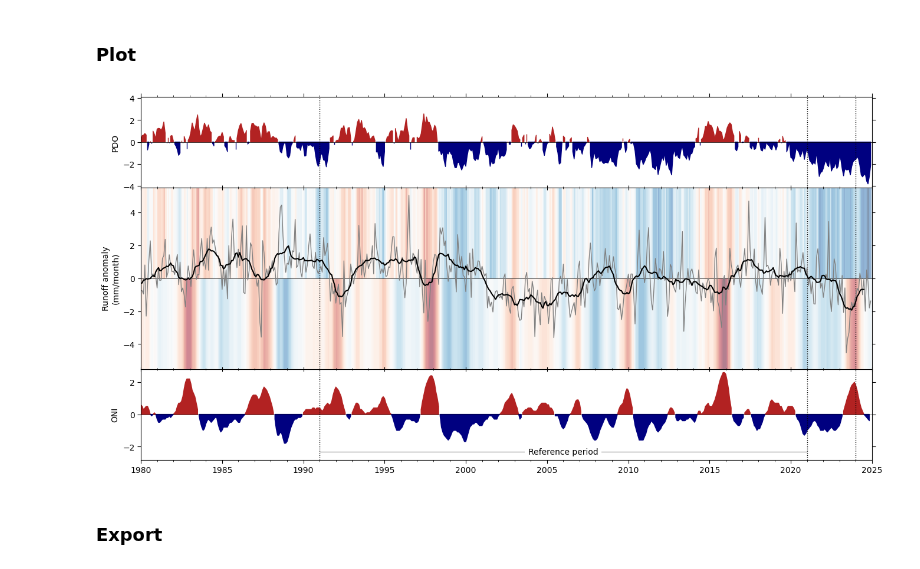
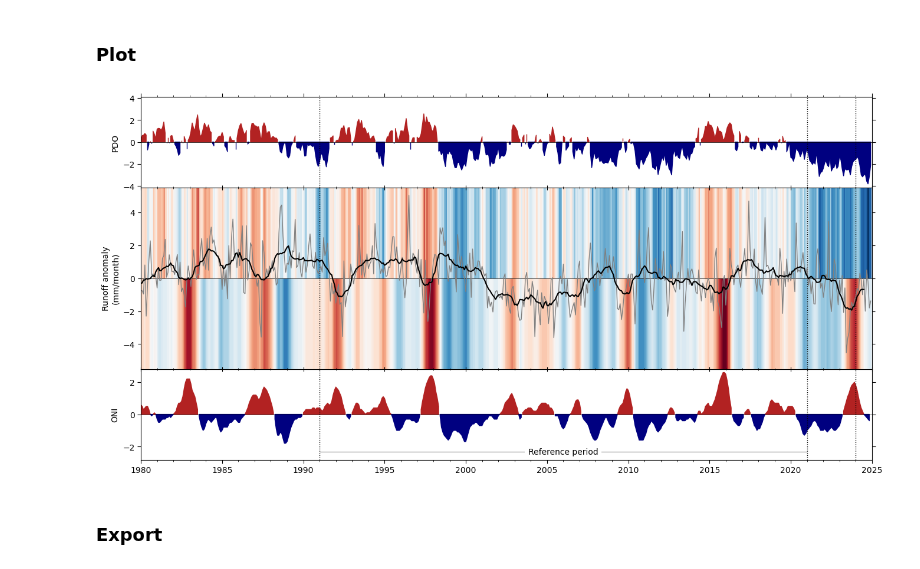
Before and after one commit to casadoj/SotCin2024, a Jupyter notebook: notebook/3.2_runoff_timeseries.ipynb, the cells around one changed output. Saved outputs shown, nothing was run; the diff lists cells and outputs as text; code cells hidden in the pictures.

```diff
--- a/notebook/3.2_runoff_timeseries.ipynb
+++ b/notebook/3.2_runoff_timeseries.ipynb
@@ -109,7 +109,7 @@ anomaly_ma12 = anomaly.rolling(12, center=True).mean()
 # %%
 xlim = (datetime(1980, 1, 1), datetime(2025, 1, 1))
 colormap = 'RdBu_r'
-alpha = .5
+alpha = 0 # .5
 
 fig = plt.figure(figsize=(16, 8))
 gs = gridspec.GridSpec(3, 1, height_ratios=[1, 2, 1], hspace=0)
@@ -191,35 +191,36 @@ ax2.set(
 # Create a 2D background array (PDO in top half, ONI in bottom half)
 pdo_scaled = pdo / np.nanmax(abs(pdo))  # Normalize PDO
 oni_scaled = enso / np.nanmax(abs(enso))  # Normalize ONI
 
 # Create a colormap
 cmap = plt.get_cmap(colormap)
 
 # Generate colors based on indices
 pdo_colors = cmap((pdo_scaled + 1) / 2)  # Normalize between 0 and 1
 oni_colors = cmap((oni_scaled + 1) / 2)
 
 # Create a background with vertical color variations
 for i, (t0, color_pdo, color_oni) in enumerate(zip(pdo.index, pdo_colors, oni_colors)):
     t1 = t0 + pd.DateOffset(months=1)
     ax2.axvspan(t0, t1, ymin=0.5, ymax=1, color=color_pdo, zorder=0)
     ax2.axvspan(t0, t1, ymin=0, ymax=0.5, color=color_oni, zorder=0)
 ax2.axvspan(pdo.index[0], pdo.index[-1], color='w', alpha=alpha, zorder=1)
 
 ax2.tick_params(axis="x", which='major', direction="inout", bottom=True, top=True, length=6)
 ax2.tick_params(axis='x', which='minor', direction="inout", bottom=True, top=True, length=3)
 ax2.xaxis.set_major_locator(mdates.YearLocator(5))
 ax2.xaxis.set_minor_locator(mdates.YearLocator(1))
 ax2.tick_params(axis="y", direction="out", right=True, left=True)
 
 for ax in [ax1, ax2, ax3]:
     for date in [START, END, datetime(2024, 1, 1)]:
         ax.axvline(date, c='k', ls=':', lw=1, zorder=1)
 
 
-plt.savefig(PATH_PLOT / f'interannual_variability_{VAR}.jpg', dpi=300, bbox_inches='tight')
+# plt.savefig(PATH_PLOT / f'interannual_variability_{VAR}.jpg', dpi=300, bbox_inches='tight');
+plt.savefig(PATH_PLOT / f'interannual_variability_{VAR}.eps', format='eps', dpi=600, bbox_inches='tight');
 # %% [output]
-[figure, old version]
+[figure, new version]
 # %% [markdown]
 ### Export
 # %%
```
Also changed, not shown: 1 other file.
